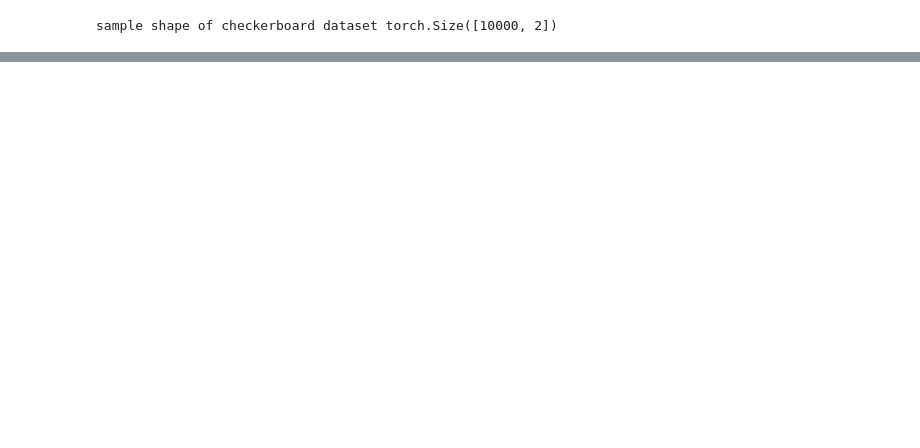
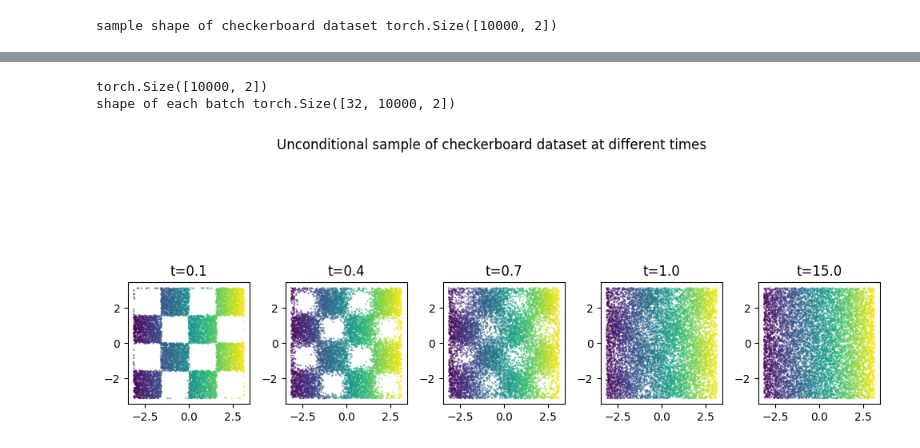
Before and after one commit to MateosCz/diffusion-playground, a Jupyter notebook: checkerboard_analysis.ipynb, the cells around one changed output, grey strips where cells are left out. Cells and saved outputs as stored; diff of their text form; code cells hidden in the pictures; blank space fills up the shorter version.

```diff
--- a/checkerboard_analysis.ipynb
+++ b/checkerboard_analysis.ipynb
@@ -50,0 +78,77 @@ torch.Size([10000, 2, 2])
+# %%
+import src.diffusion as diffusion
+import src.sde as sde
+
+model = diffusion.TDMDiffusion(dim = 2, integrator_type = "Euler")
+n_points = 10000
+checkerboard_dataset = Checkerboard_Dataset(n_rows, n_points)
+matrix_dataset = TorusLieWrapper(checkerboard_dataset)
+angle_Torus_dataset = AngleTorusWrapper(matrix_dataset)
+dataloader_torus = DataLoader(angle_Torus_dataset, batch_size=batch_size, shuffle=True)
+
+batched_sample = next(iter(dataloader_torus))
+sample = batched_sample[0]
+print(sample.shape)
+theta1 = sample[:,0]
+theta2 = sample[:,1]
+print("shape of each batch",batched_sample.shape)
+# Fixed times on the forward process
+constant_t_forward = (0.1, 0.4, 0.7, 1.0, 15.0)
+unconditional_samples = []
+scores = []
+# sample the forward process at fixed times
+for i in range(len(constant_t_forward)):
+    unconditional_sample_i, score_i = model.sample_forward(f0 = batched_sample, total_time = 10,t_dist_kw = "constant", constant_t = constant_t_forward[i])
+    unconditional_samples.append(unconditional_sample_i)
+    scores.append(score_i)
+# shape: unconditional_samples: (constant_t_forward, batch_size, n_points, 2)
+# shape: scores: (constant_t_forward, batch_size, n_points, 2)
+# %% [output]
+torch.Size([10000, 2])
+shape of each batch torch.Size([32, 10000, 2])
+# %%
+# extract the first sample of the unconditional samples
+# post-process the unconditional samples to get the noised theta1 and theta2
+fts_1st_list = []
+vts_1st_list = []
+theta1_noise_1st_list = []
+theta2_noise_1st_list = []
+scores_1st_list = []
+for ti in range(len(constant_t_forward)):
+    vts_ti = unconditional_samples[ti][0]
+    fts_ti = unconditional_samples[ti][1]
+    fts_1st_ti = fts_ti[0]
+    vts_1st_ti = vts_ti[0]
+    scores_1st_ti = scores[ti][0]
+    theta1_noise_ti = fts_1st_ti[:,0]
+    theta2_noise_ti = fts_1st_ti[:,1]
+    fts_1st_list.append(fts_1st_ti)
+    vts_1st_list.append(vts_1st_ti)
+    theta1_noise_1st_list.append(theta1_noise_ti)
+    theta2_noise_1st_list.append(theta2_noise_ti)
+    scores_1st_list.append(scores_1st_ti)
+    if i == 0:
+        print("shape of vts",vts_ti.shape)
+        print("shape of fts",fts_ti.shape)
+        print("shape of score",scores_1st_ti.shape)
+        print("shape of fts of the first sample",fts_1st_ti.shape)
+        print("shape of vts of the first sample",vts_1st_ti.shape)
+        # check the max and min of fts
+        print("max of noised theta1 of the first sample",fts_1st_ti[:,0].max())
+        print("min of noised theta1 of the first sample",fts_1st_ti[:,0].min())
+
+# plot the unconditional sample for each constant t
+fig,ax = plt.subplots(1,len(constant_t_forward),figsize=(10,5))
+for i in range(len(constant_t_forward)):
+
+    # plot the unconditional sample
+    ax[i].scatter(theta1_noise_1st_list[i],theta2_noise_1st_list[i],c=theta1_noise_1st_list[i],cmap = "viridis",s = 0.5,alpha = 0.5)
+    # ax.set_xlim(-np.pi,np.pi)
+    # ax.set_ylim(-np.pi,np.pi)
+    ax[i].set_aspect("equal")
+    ax[i].set_title("t=" + str(constant_t_forward[i]))
+fig.suptitle("Unconditional sample of checkerboard dataset at different times")
+plt.tight_layout()
+plt.show()
+# %% [output]
+[figure, added]
```
Also changed, not shown: parts of 7 cells of this notebook.
